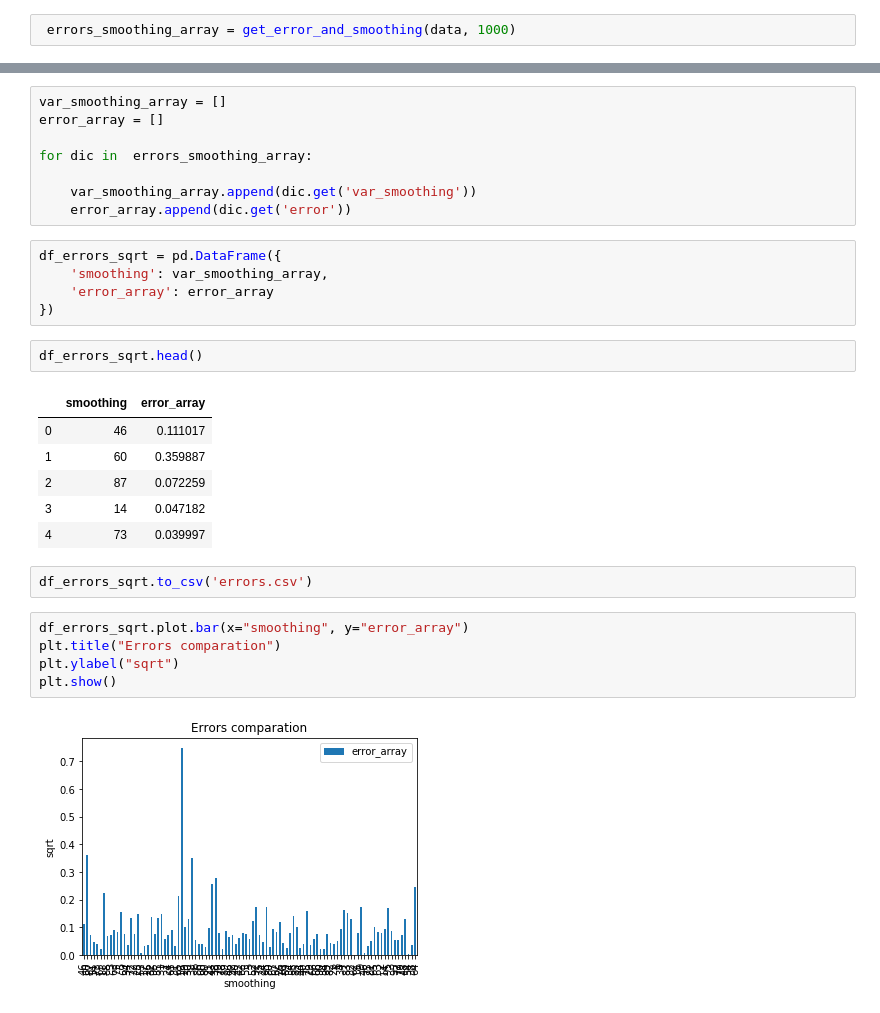
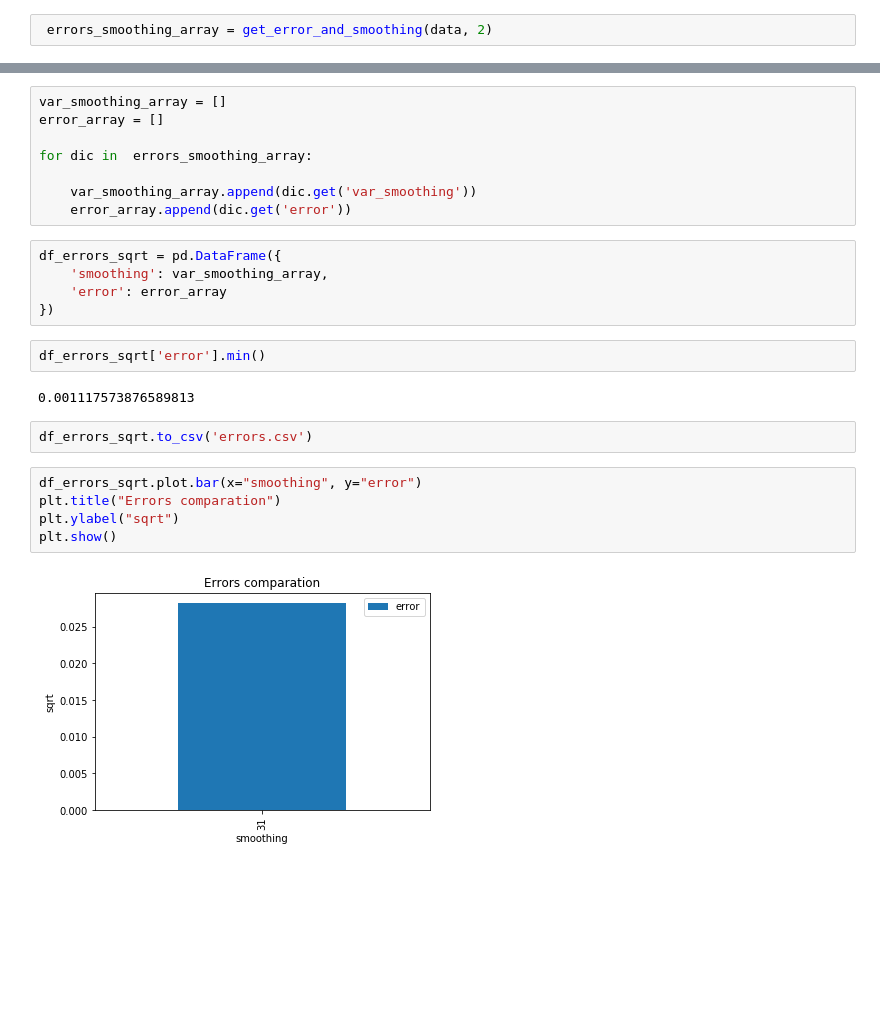
Before and after one commit to E7SATAI/wageForcasterMx, a Jupyter notebook: eda/naive-bayes.ipynb, the cells around one changed output, grey strips where cells are left out. Saved outputs shown, nothing was run; the diff lists cells and outputs as text; blank space fills up the shorter version.

Commit message:
Update error_array to error

```diff
--- a/eda/naive-bayes.ipynb
+++ b/eda/naive-bayes.ipynb
@@ -209,7 +209,7 @@ def get_error_and_smoothing(df, loop_quantity):
 
     return errors_smoothing_array
 # %%
- errors_smoothing_array = get_error_and_smoothing(data, 1000)
+ errors_smoothing_array = get_error_and_smoothing(data, 2)
 # %%
  errors_smoothing_array
 # %% [output]
@@ -241,24 +225,19 @@ for dic in  errors_smoothing_array:
 # %%
 df_errors_sqrt = pd.DataFrame({
     'smoothing': var_smoothing_array,
-    'error_array': error_array
+    'error': error_array
 })
-# %%
-df_errors_sqrt.head()
-# %% [output]
-|  | smoothing | error_array |
-| 0 | 46 | 0.111017 |
-| 1 | 60 | 0.359887 |
-| 2 | 87 | 0.072259 |
-| 3 | 14 | 0.047182 |
-| 4 | 73 | 0.039997 |
+# %%
+df_errors_sqrt['error'].min()
+# %% [output]
+0.001117573876589813
 # %%
 df_errors_sqrt.to_csv('errors.csv')
 # %%
-df_errors_sqrt.plot.bar(x="smoothing", y="error_array")
+df_errors_sqrt.plot.bar(x="smoothing", y="error")
 plt.title("Errors comparation")
 plt.ylabel("sqrt")
 plt.show()
 # %% [output]
-[figure, old version]
+[figure, new version]
 # %%
```
Also changed, not shown: parts of 4 cells of this notebook.
